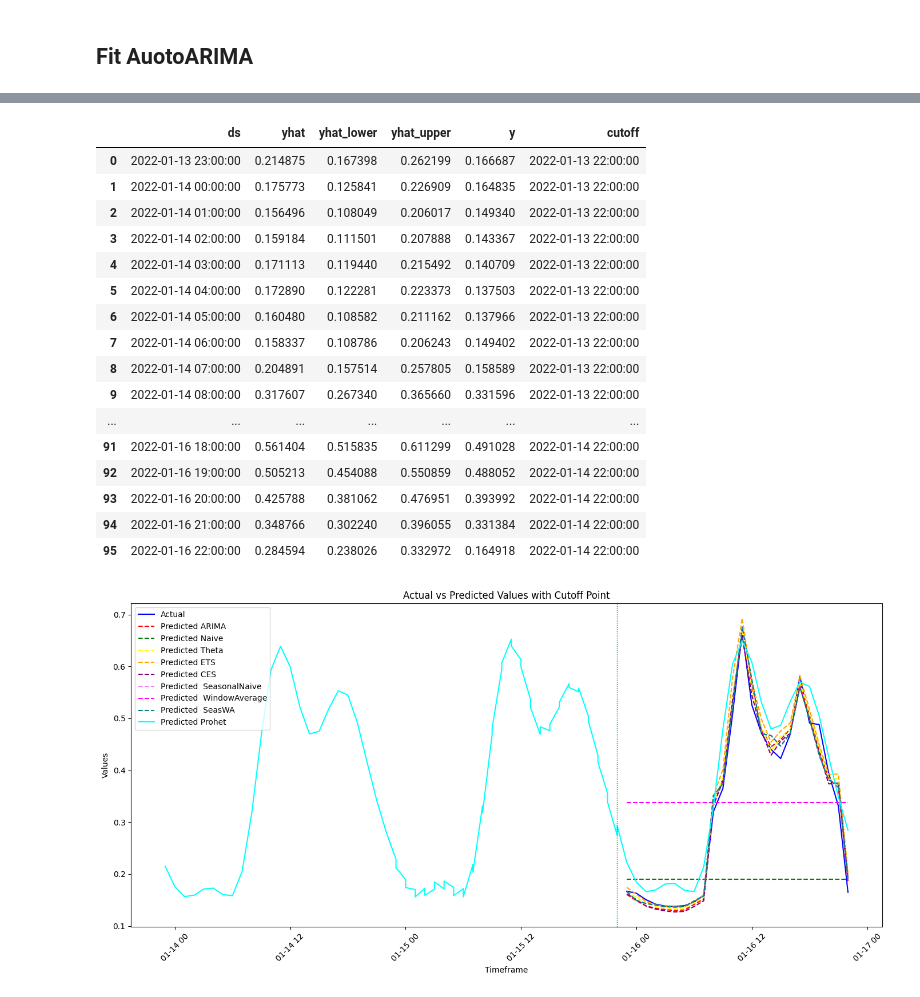
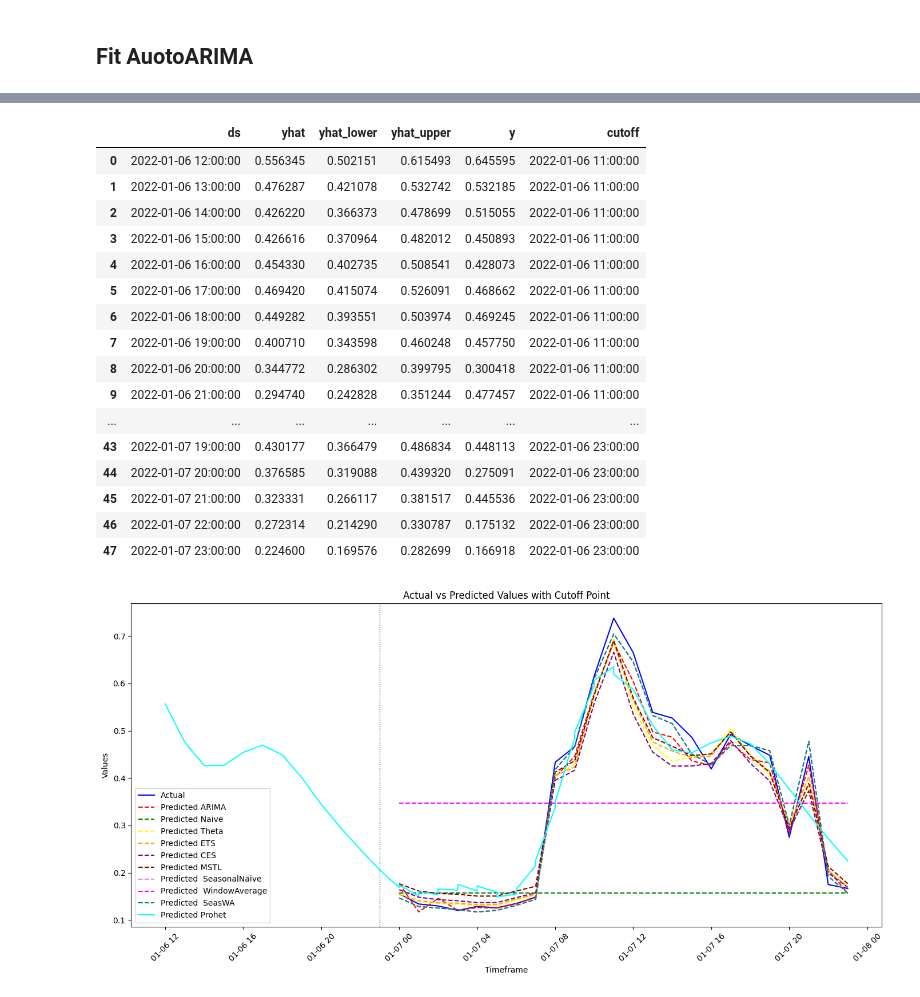
Before and after one commit to srosignoli/OpenCostForecast, a Jupyter notebook: TimeSeriesResearch/MS_68185_POD_11_multiplemodels_CPU_crossvalidation.ipynb, the cells around one changed output, grey strips where cells are left out. Saved outputs shown, nothing was run; the diff lists cells and outputs as text; code cells hidden in the pictures.

Commit message:
added the fill NA with zero, and the MSTL model

```diff
--- a/TimeSeriesResearch/MS_68185_POD_11_multiplemodels_CPU_crossvalidation.ipynb
+++ b/TimeSeriesResearch/MS_68185_POD_11_multiplemodels_CPU_crossvalidation.ipynb
@@ -24,13 +24,14 @@ cpu_usage_dataset_with_corrected_timestamp  = cpu_usage_dataset_with_corrected_t
 cpu_usage_dataset_with_corrected_timestamp['ds'] = pd.to_datetime(cpu_usage_dataset_with_corrected_timestamp['ds'])
 cpu_usage_dataset_with_corrected_timestamp.set_index('ds', inplace=True)
 cpu_usage_dataset_with_corrected_timestamp = cpu_usage_dataset_with_corrected_timestamp.resample('H').mean()
+cpu_usage_dataset_with_corrected_timestamp = cpu_usage_dataset_with_corrected_timestamp.fillna(0)
 
 cpu_usage_dataset_with_corrected_timestamp = cpu_usage_dataset_with_corrected_timestamp.reset_index()
 
 
 cpu_usage_dataset_with_corrected_timestamp['unique_id'] = 'MS_68185_POD_11_CPU'
 
-cpu_usage_dataset_with_corrected_timestamp = cpu_usage_dataset_with_corrected_timestamp.tail(7*24) #Select last 7 days of data to make example faster
+cpu_usage_dataset_with_corrected_timestamp = cpu_usage_dataset_with_corrected_timestamp.head(7*24) #Select last 7 days of data to make example faster
 
 # Displaying the first few rows of each corrected dataset to verify
 cpu_usage_dataset_with_corrected_timestamp
@@ -71,6 +72,7 @@ from statsforecast.models import (
     AutoTheta,
     AutoETS,
     AutoCES,
+    MSTL,
     SeasonalNaive,
     WindowAverage,
     SeasonalWindowAverage,
@@ -82,6 +84,7 @@ models = [
     AutoTheta(season_length=24),
     AutoETS(season_length=24),
     AutoCES(season_length=24),
+    MSTL(season_length=24),
     SeasonalNaive(season_length=24),
     WindowAverage(window_size=24),
     SeasonalWindowAverage(window_size=1, season_length=24),
@@ -183,4 +188,4 @@ Importing plotly failed. Interactive plots will not work.
 <prophet.forecaster.Prophet at 0x...>
 # %%
-df_cv = cross_validation(model, horizon='2 days', initial='3 days')
+df_cv = cross_validation(model, horizon='1 days', initial='5 days')
 # %% [output]
@@ -194,22 +199,22 @@ df_cv = df_cv.sort_values(by='ds')
 df_cv
 # %% [output]
 |  | ds | yhat | yhat_lower | yhat_upper | y | cutoff |
-| 0 | 2022-01-13 23:00:00 | 0.214875 | 0.167398 | 0.262199 | 0.166687 | 2022-01-13 22:00:00 |
-| 1 | 2022-01-14 00:00:00 | 0.175773 | 0.125841 | 0.226909 | 0.164835 | 2022-01-13 22:00:00 |
-| 2 | 2022-01-14 01:00:00 | 0.156496 | 0.108049 | 0.206017 | 0.149340 | 2022-01-13 22:00:00 |
-| 3 | 2022-01-14 02:00:00 | 0.159184 | 0.111501 | 0.207888 | 0.143367 | 2022-01-13 22:00:00 |
-| 4 | 2022-01-14 03:00:00 | 0.171113 | 0.119440 | 0.215492 | 0.140709 | 2022-01-13 22:00:00 |
-| 5 | 2022-01-14 04:00:00 | 0.172890 | 0.122281 | 0.223373 | 0.137503 | 2022-01-13 22:00:00 |
-| 6 | 2022-01-14 05:00:00 | 0.160480 | 0.108582 | 0.211162 | 0.137966 | 2022-01-13 22:00:00 |
-| 7 | 2022-01-14 06:00:00 | 0.158337 | 0.108786 | 0.206243 | 0.149402 | 2022-01-13 22:00:00 |
-| 8 | 2022-01-14 07:00:00 | 0.204891 | 0.157514 | 0.257805 | 0.158589 | 2022-01-13 22:00:00 |
-| 9 | 2022-01-14 08:00:00 | 0.317607 | 0.267340 | 0.365660 | 0.331596 | 2022-01-13 22:00:00 |
+| 0 | 2022-01-06 12:00:00 | 0.556345 | 0.502151 | 0.615493 | 0.645595 | 2022-01-06 11:00:00 |
+| 1 | 2022-01-06 13:00:00 | 0.476287 | 0.421078 | 0.532742 | 0.532185 | 2022-01-06 11:00:00 |
+| 2 | 2022-01-06 14:00:00 | 0.426220 | 0.366373 | 0.478699 | 0.515055 | 2022-01-06 11:00:00 |
+| 3 | 2022-01-06 15:00:00 | 0.426616 | 0.370964 | 0.482012 | 0.450893 | 2022-01-06 11:00:00 |
+| 4 | 2022-01-06 16:00:00 | 0.454330 | 0.402735 | 0.508541 | 0.428073 | 2022-01-06 11:00:00 |
+| 5 | 2022-01-06 17:00:00 | 0.469420 | 0.415074 | 0.526091 | 0.468662 | 2022-01-06 11:00:00 |
+| 6 | 2022-01-06 18:00:00 | 0.449282 | 0.393551 | 0.503974 | 0.469245 | 2022-01-06 11:00:00 |
+| 7 | 2022-01-06 19:00:00 | 0.400710 | 0.343598 | 0.460248 | 0.457750 | 2022-01-06 11:00:00 |
+| 8 | 2022-01-06 20:00:00 | 0.344772 | 0.286302 | 0.399795 | 0.300418 | 2022-01-06 11:00:00 |
+| 9 | 2022-01-06 21:00:00 | 0.294740 | 0.242828 | 0.351244 | 0.477457 | 2022-01-06 11:00:00 |
 | ... | ... | ... | ... | ... | ... | ... |
-| 91 | 2022-01-16 18:00:00 | 0.561404 | 0.515835 | 0.611299 | 0.491028 | 2022-01-14 22:00:00 |
-| 92 | 2022-01-16 19:00:00 | 0.505213 | 0.454088 | 0.550859 | 0.488052 | 2022-01-14 22:00:00 |
-| 93 | 2022-01-16 20:00:00 | 0.425788 | 0.381062 | 0.476951 | 0.393992 | 2022-01-14 22:00:00 |
-| 94 | 2022-01-16 21:00:00 | 0.348766 | 0.302240 | 0.396055 | 0.331384 | 2022-01-14 22:00:00 |
-| 95 | 2022-01-16 22:00:00 | 0.284594 | 0.238026 | 0.332972 | 0.164918 | 2022-01-14 22:00:00 |
+| 43 | 2022-01-07 19:00:00 | 0.430177 | 0.366479 | 0.486834 | 0.448113 | 2022-01-06 23:00:00 |
+| 44 | 2022-01-07 20:00:00 | 0.376585 | 0.319088 | 0.439320 | 0.275091 | 2022-01-06 23:00:00 |
+| 45 | 2022-01-07 21:00:00 | 0.323331 | 0.266117 | 0.381517 | 0.445536 | 2022-01-06 23:00:00 |
+| 46 | 2022-01-07 22:00:00 | 0.272314 | 0.214290 | 0.330787 | 0.175132 | 2022-01-06 23:00:00 |
+| 47 | 2022-01-07 23:00:00 | 0.224600 | 0.169576 | 0.282699 | 0.166918 | 2022-01-06 23:00:00 |
 # %%
 import matplotlib.pyplot as plt
 import pandas as pd
@@ -225,34 +230,36 @@ plt.plot(crossvaldation_df['ds'], crossvaldation_df['y'], label='Actual', color=
 plt.plot(crossvaldation_df['ds'], crossvaldation_df['AutoARIMA'], label='Predicted ARIMA', color='red', linestyle='--')
 
 plt.plot(crossvaldation_df['ds'], crossvaldation_df['Naive'], label='Predicted Naive', color='green', linestyle='--')
 
 plt.plot(crossvaldation_df['ds'], crossvaldation_df['AutoTheta'], label='Predicted Theta', color='yellow', linestyle='--')
 
 plt.plot(crossvaldation_df['ds'], crossvaldation_df['AutoETS'], label='Predicted ETS', color='orange', linestyle='--')
 
 plt.plot(crossvaldation_df['ds'], crossvaldation_df['CES'], label='Predicted CES', color='purple', linestyle='--')
 
+plt.plot(crossvaldation_df['ds'], crossvaldation_df['MSTL'], label='Predicted MSTL', color='maroon', linestyle='--')If gaps (N/A) values are present in the data set after the resampling, they are filled with zero.
+
 plt.plot(crossvaldation_df['ds'], crossvaldation_df['SeasonalNaive'], label='Predicted  SeasonalNaive', color='violet', linestyle='--')
 
 plt.plot(crossvaldation_df['ds'], crossvaldation_df['WindowAverage'], label='Predicted  WindowAverage', color='magenta', linestyle='--')
 
 plt.plot(crossvaldation_df['ds'], crossvaldation_df['SeasWA'], label='Predicted  SeasWA', color='teal', linestyle='--')
 
 plt.plot(df_cv['ds'], df_cv['yhat'], label='Predicted Prohet', color='cyan', linestyle='-')
 
 
 for cutoff in crossvaldation_df['cutoff'].unique():
     plt.axvline(x=cutoff, color='green', linestyle=':', linewidth=1)
 
 plt.title('Actual vs Predicted Values with Cutoff Point')
 plt.xlabel('Timeframe')
 plt.ylabel('Values')
 plt.legend()
 plt.xticks(rotation=45)
 plt.tight_layout()
 plt.show()
 # %% [output]
-[figure, old version]
+[figure, new version]
 # %%
 crossvaldation_df = crossvaldation_df.reset_index()
 crossvaldation_df['prophet'] = df_cv['yhat']
```
Also changed, not shown: parts of 8 cells of this notebook, 5 other files.
